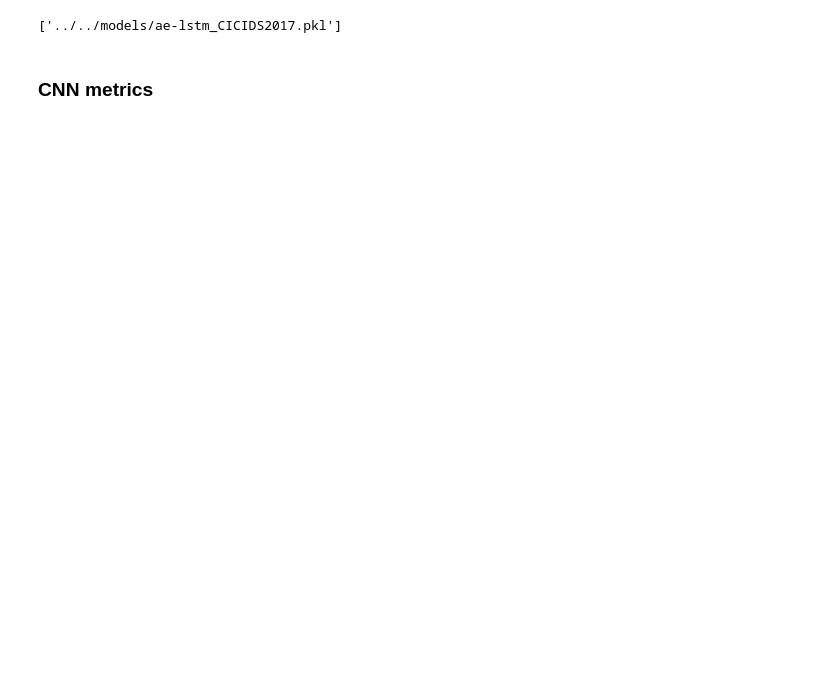
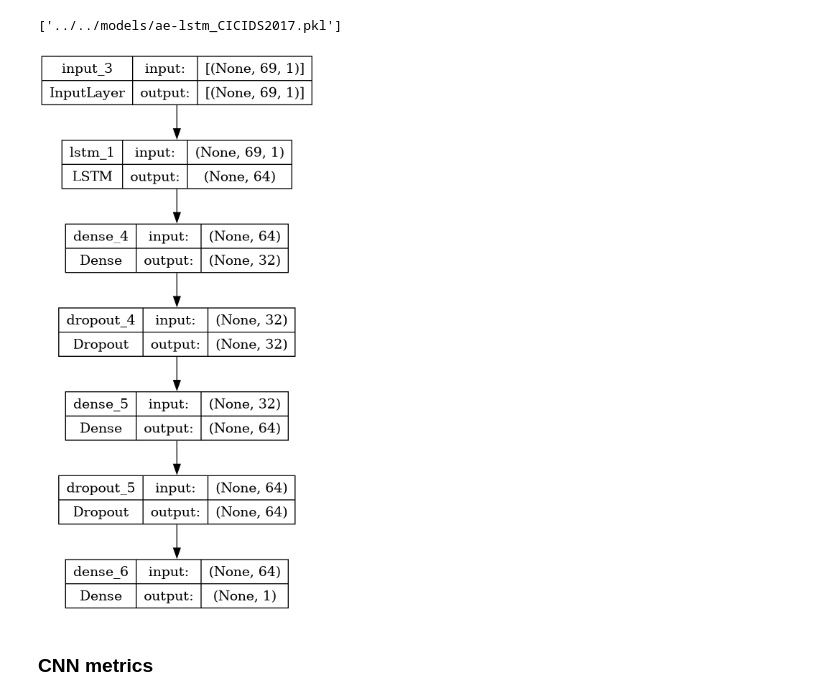
Before and after one commit to WaltZOO/DL-Attacks_SDN-IoT, a Jupyter notebook: notebooks/model_training/CICIDS2017_model.ipynb, the cells around one changed output. Saved outputs shown, nothing was run; the diff lists cells and outputs as text; code cells hidden in the pictures; blank space fills up the shorter version.

Commit message:
new results + balancing others datasets

```diff
--- a/notebooks/model_training/CICIDS2017_model.ipynb
+++ b/notebooks/model_training/CICIDS2017_model.ipynb
@@ -177,6 +173,20 @@ file_name_ae_lstm = '../../models/ae-lstm_CICIDS2017.pkl'
 joblib.dump(AE_LSTM_model, file_name_ae_lstm)
 # %% [output]
 ['../../models/ae-lstm_CICIDS2017.pkl']
+# %%
+from tensorflow.keras.utils import plot_model
+
+from tensorflow.keras.models import load_model
+
+cnn_loaded = load_model('../../models/cnn_CICIDS2017_model.keras')
+lstm_loaded = load_model('../../models/lstm_CICIDS2017_model.keras')
+ae_lstm_loaded = load_model('../../models/ae-lstm_CICIDS2017_model.keras')
+
+plot_model(cnn_loaded, to_file='../../results/CICIDS/CNN_model.png', show_shapes=True, show_layer_names=True)
+plot_model(lstm_loaded, to_file='../../results/CICIDS/LSTM_model.png', show_shapes=True, show_layer_names=True)
+plot_model(ae_lstm_loaded, to_file='../../results/CICIDS/AE-LSTM_model.png', show_shapes=True, show_layer_names=True)
+# %% [output]
+[figure, added]
 # %% [markdown]
 ### CNN metrics
 # %%
```
Also changed, not shown: parts of 7 cells of this notebook, 32 other files.
